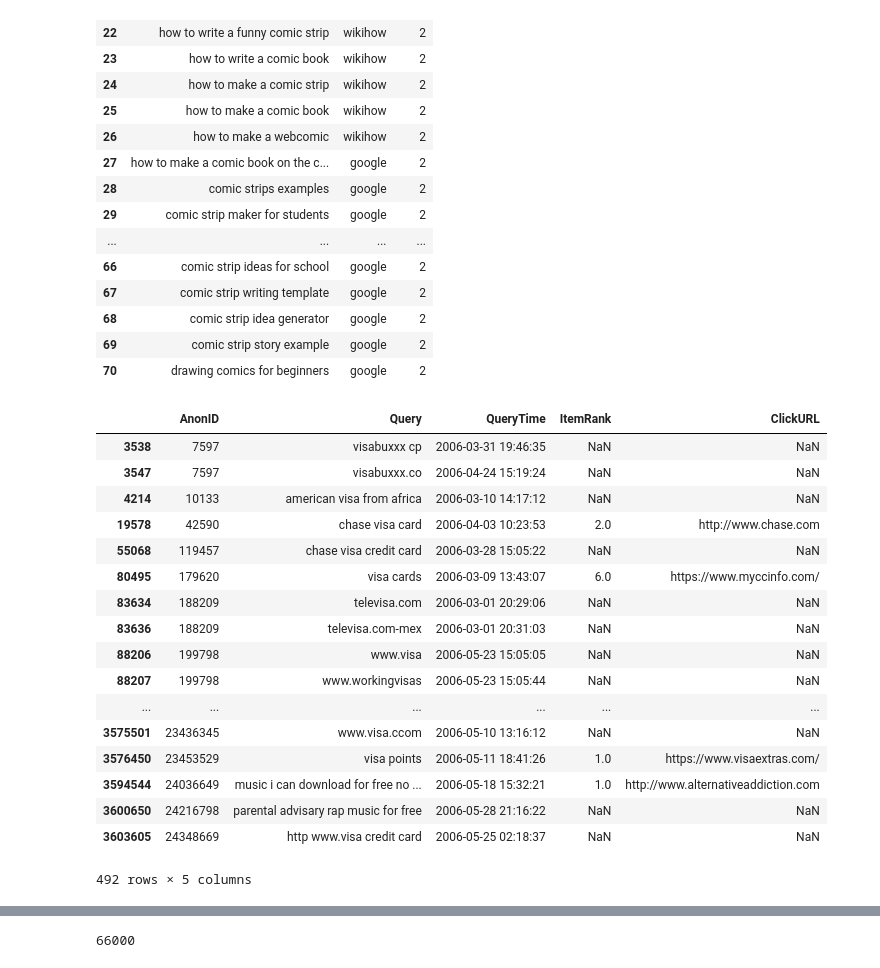
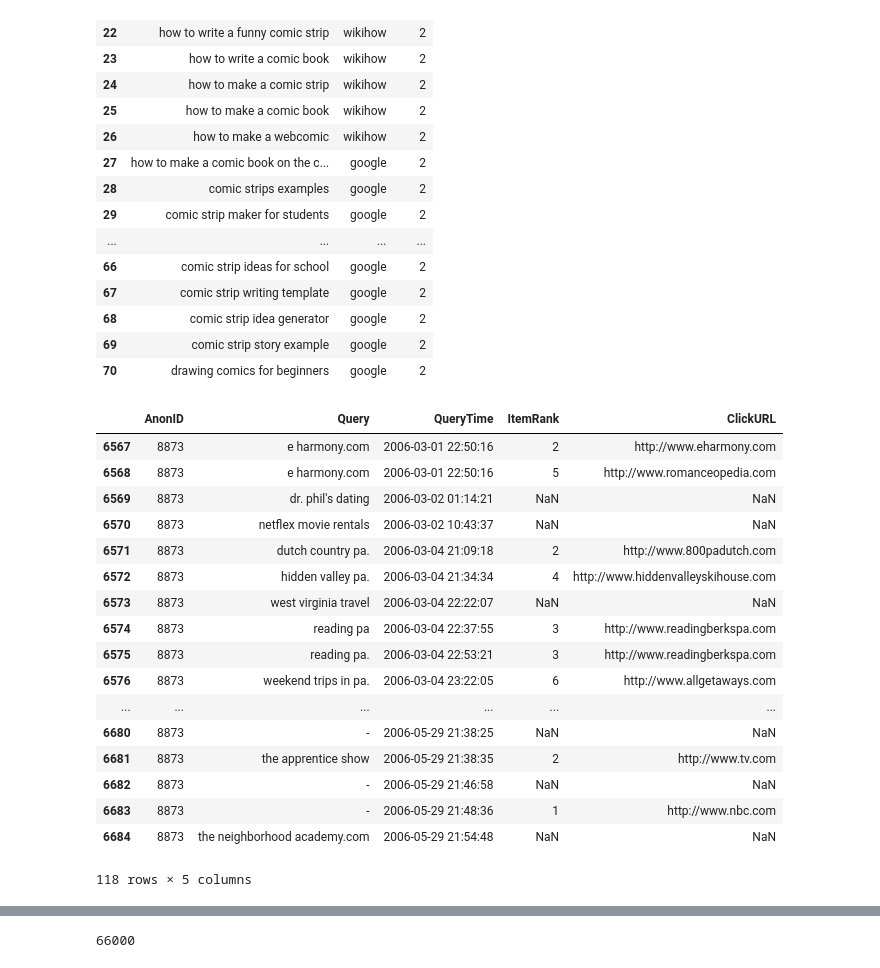
Before and after one commit to feay1234/WikiHow-Task-Based, a Jupyter notebook: WikiHow.ipynb, the cells around one changed output, grey strips where cells are left out. Drawn from its saved outputs; the diff is of its cells as text; code cells hidden in the pictures.

```diff
--- a/WikiHow.ipynb
+++ b/WikiHow.ipynb
@@ -96,22 +92,34 @@ df = pd.read_csv("data/user-ct-test-collection-02.txt", error_bad_lines=False, s
-# %%
-df[df["Query"].str.contains("visa")]
-# df[df["title"].str.lower().str.contains("How to Prevent Arthritis in Dogs".lower())]
-# %% [output]
-|  | AnonID | Query | QueryTime | ItemRank | ClickURL |
-| 3538 | 7597 | visabuxxx cp | 2006-03-31 19:46:35 | NaN | NaN |
-| 3547 | 7597 | visabuxxx.co | 2006-04-24 15:19:24 | NaN | NaN |
-| 4214 | 10133 | american visa from africa | 2006-03-10 14:17:12 | NaN | NaN |
-| 19578 | 42590 | chase visa card | 2006-04-03 10:23:53 | 2.0 | http://www.chase.com |
-| 55068 | 119457 | chase visa credit card | 2006-03-28 15:05:22 | NaN | NaN |
-| 80495 | 179620 | visa cards | 2006-03-09 13:43:07 | 6.0 | https://www.myccinfo.com/ |
-| 83634 | 188209 | televisa.com | 2006-03-01 20:29:06 | NaN | NaN |
-| 83636 | 188209 | televisa.com-mex | 2006-03-01 20:31:03 | NaN | NaN |
-| 88206 | 199798 | www.visa | 2006-05-23 15:05:05 | NaN | NaN |
-| 88207 | 199798 | www.workingvisas | 2006-05-23 15:05:44 | NaN | NaN |
-| ... | ... | ... | ... | ... | ... |
-| 3575501 | 23436345 | www.visa.ccom | 2006-05-10 13:16:12 | NaN | NaN |
-| 3576450 | 23453529 | visa points | 2006-05-11 18:41:26 | 1.0 | https://www.visaextras.com/ |
-| 3594544 | 24036649 | music i can download for free no ... | 2006-05-18 15:32:21 | 1.0 | http://www.alternativeaddiction.com |
-| 3600650 | 24216798 | parental advisary rap music for free | 2006-05-28 21:16:22 | NaN | NaN |
-| 3603605 | 24348669 | http www.visa credit card | 2006-05-25 02:18:37 | NaN | NaN |
-492 rows × 5 columns
+# %%
+df1 = pd.read_csv("data/AOL-user-ct-collection/user-ct-test-collection-01.txt.gz", error_bad_lines=False, sep="\t")
+df2 = pd.read_csv("data/AOL-user-ct-collection/user-ct-test-collection-02.txt.gz", error_bad_lines=False, sep="\t")
+df3 = pd.read_csv("data/AOL-user-ct-collection/user-ct-test-collection-03.txt.gz", error_bad_lines=False, sep="\t")
+df4 = pd.read_csv("data/AOL-user-ct-collection/user-ct-test-collection-04.txt.gz", error_bad_lines=False, sep="\t")
+df5 = pd.read_csv("data/AOL-user-ct-collection/user-ct-test-collection-05.txt.gz", error_bad_lines=False, sep="\t")
+df6 = pd.read_csv("data/AOL-user-ct-collection/user-ct-test-collection-06.txt.gz", error_bad_lines=False, sep="\t")
+df7 = pd.read_csv("data/AOL-user-ct-collection/user-ct-test-collection-07.txt.gz", error_bad_lines=False, sep="\t")
+df8 = pd.read_csv("data/AOL-user-ct-collection/user-ct-test-collection-08.txt.gz", error_bad_lines=False, sep="\t")
+df9 = pd.read_csv("data/AOL-user-ct-collection/user-ct-test-collection-09.txt.gz", error_bad_lines=False, sep="\t")
+df10 = pd.read_csv("data/AOL-user-ct-collection/user-ct-test-collection-10.txt.gz", error_bad_lines=False, sep="\t")
+# %%
+df = df1.append([df2,df3,df4,df5,df6,df7,df8,df9,df10], ignore_index=True)
+# %%
+df[df.AnonID == 8873]
+# %% [output]
+|  | AnonID | Query | QueryTime | ItemRank | ClickURL |
+| 6567 | 8873 | e harmony.com | 2006-03-01 22:50:16 | 2 | http://www.eharmony.com |
+| 6568 | 8873 | e harmony.com | 2006-03-01 22:50:16 | 5 | http://www.romanceopedia.com |
+| 6569 | 8873 | dr. phil's dating | 2006-03-02 01:14:21 | NaN | NaN |
+| 6570 | 8873 | netflex movie rentals | 2006-03-02 10:43:37 | NaN | NaN |
+| 6571 | 8873 | dutch country pa. | 2006-03-04 21:09:18 | 2 | http://www.800padutch.com |
+| 6572 | 8873 | hidden valley pa. | 2006-03-04 21:34:34 | 4 | http://www.hiddenvalleyskihouse.com |
+| 6573 | 8873 | west virginia travel | 2006-03-04 22:22:07 | NaN | NaN |
+| 6574 | 8873 | reading pa | 2006-03-04 22:37:55 | 3 | http://www.readingberkspa.com |
+| 6575 | 8873 | reading pa. | 2006-03-04 22:53:21 | 3 | http://www.readingberkspa.com |
+| 6576 | 8873 | weekend trips in pa. | 2006-03-04 23:22:05 | 6 | http://www.allgetaways.com |
+| ... | ... | ... | ... | ... | ... |
+| 6680 | 8873 | - | 2006-05-29 21:38:25 | NaN | NaN |
+| 6681 | 8873 | the apprentice show | 2006-05-29 21:38:35 | 2 | http://www.tv.com |
+| 6682 | 8873 | - | 2006-05-29 21:46:58 | NaN | NaN |
+| 6683 | 8873 | - | 2006-05-29 21:48:36 | 1 | http://www.nbc.com |
+| 6684 | 8873 | the neighborhood academy.com | 2006-05-29 21:54:48 | NaN | NaN |
+118 rows × 5 columns
```
Also changed, not shown: parts of 3 cells of this notebook, 1 other file.
